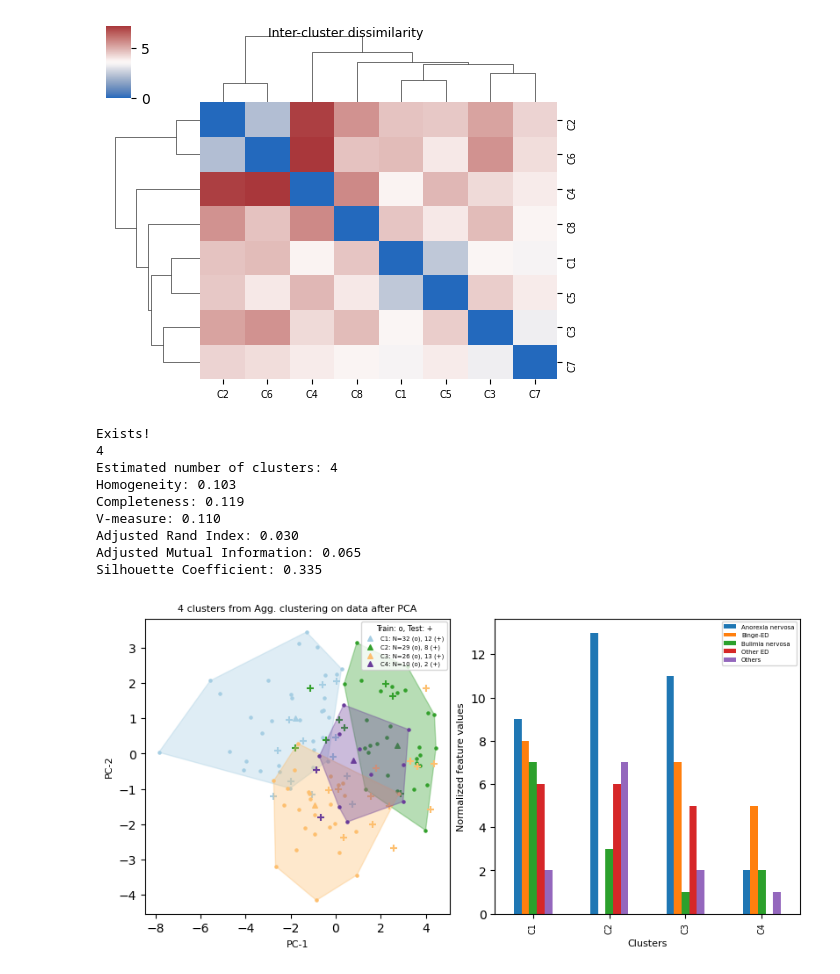
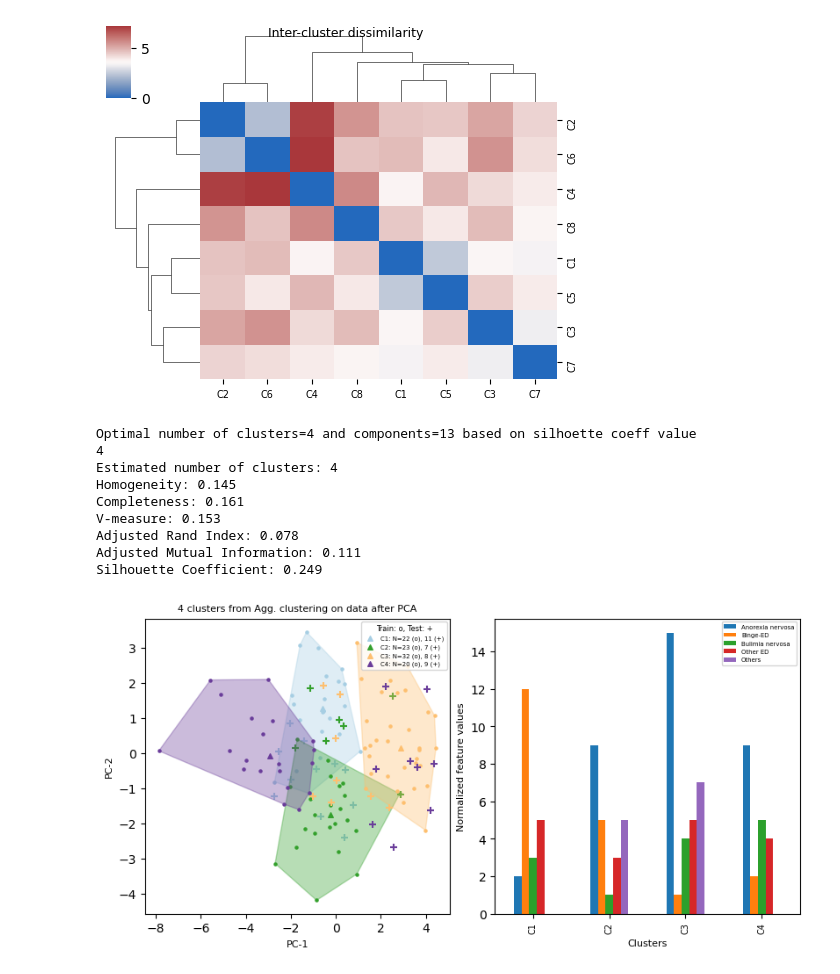
Before and after one commit to SrGh31/ED-profiling, a Jupyter notebook: Clustering.ipynb, the cells around one changed output. Saved outputs shown, nothing was run; the diff lists cells and outputs as text; code cells hidden in the pictures.

```diff
--- a/Clustering.ipynb
+++ b/Clustering.ipynb
@@ -162,7 +162,8 @@ df_train_, df_test_=df_train.copy(), df_test.copy()
 df_train_['EDtype'], df_test_['EDtype']=labs_train, labs_test
 z_train_df['EDtype']=df_train_['EDtype']
 z_train_df['EDEQ-Score']=df_adapted_combo['EDtype'].loc[df_adapted_combo['Split']=='Train'].copy()#fa_ndim=5
-linkage, diss, metric, iters='complete', 'precomputed', 'cosine',5
+linkage, diss, metric, iters='complete', 'cosine', 'cosine',7
+#linkage, diss, metric, iters='complete', 'euclidean', 'euclidean',9
 #linkage, diss, metric, iters='complete', 'precomputed', 'euclidean',9
 #linkage, diss, metric, iters='ward', 'euclidean', 'euclidean',9
 #data_to_cluster=fa_z_train[:,:fa_ndim]
@@ -173,17 +174,18 @@ if os.path.exists(cluster_model_fname):
     models_clustering = pickle.load(open(cluster_model_fname, "rb"))
     cluster_model=models_clustering['AggFA_%s'%date]
     agg_fa_clust, train_aggfa_labs, test_aggfa_labs=cluster_model['model'],cluster_model['train_pred_labs'], cluster_model['test_pred_labs']
-    ncomp, nclust=cluster_model['ncomp'], cluster_model['nclust']
+    ncomp, nclust_aggfa=cluster_model['ncomp'], cluster_model['nclust']
     data_to_cluster=pairwise_distances(fa_z_train[:,:ncomp], metric=metric)
     test_data_to_cluster=pairwise_distances(fa_z_test[:,:ncomp], metric=metric)
-    nclust_aggfa=cluster_model['model'].n_clusters_
+    print('Optimal number of clusters=%d and components=%d based on silhoette coeff value'%( nclust_aggfa, ncomp))
+    #nclust_aggfa=cluster_model['model'].n_clusters_
 else:
     ncomp_opts, nclust_opts=list(range(4,9)), list(range(4,9))
     sill_coef, nC=np.zeros((iters,len(nclust_opts), len(ncomp_opts))),[]
     for jdx, nclust in enumerate(nclust_opts):
         for idx,n_comp in enumerate(ncomp_opts):
-            #data_to_cluster_trial=fa_z_train[:,:n_comp]#pairwise_distances(fa_z_train[:,:n_comp], metric=metric)
-            data_to_cluster_trial=pairwise_distances(fa_z_train[:,:n_comp], metric=metric)
+            data_to_cluster_trial=fa_z_train[:,:n_comp]#pairwise_distances(fa_z_train[:,:n_comp], metric=metric)
+            #data_to_cluster_trial=pairwise_distances(fa_z_train[:,:n_comp], metric=metric)
             for iter in range(0,iters):
                 try_agg_clust=AgglomerativeClustering(n_clusters=nclust, linkage=linkage, metric=diss).fit(data_to_cluster_trial)
                 sill_coef[iter, jdx, idx]=metrics.silhouette_score(data_to_cluster_trial,try_agg_clust.fit_predict(data_to_cluster_trial),
@@ -191,9 +193,9 @@ else:
         nClustComp=np.mean(sill_coef,axis=0)
     jdx, idx=unravel_index(nClustComp.argmax(), nClustComp.shape)
     data_to_cluster=pairwise_distances(fa_z_train[:,:ncomp_opts[idx]], metric=metric)
-    test_data_to_cluster=pairwise_distances(fa_z_test[:,:ncomp_opts[idx]], metric=metric)
+   # test_data_to_cluster=pairwise_distances(fa_z_test[:,:ncomp_opts[idx]], metric=metric)
    # data_to_cluster=fa_z_train[:,:ncomp_opts[idx]]
-   # test_data_to_cluster=fa_z_test[:,:ncomp_opts[idx]]
+    test_data_to_cluster=fa_z_test[:,:ncomp_opts[idx]]
     agg_fa_clust=AgglomerativeClustering(n_clusters=nclust_opts[jdx], linkage=linkage, metric=diss).fit(data_to_cluster)
     train_aggfa_labs=agg_fa_clust.fit_predict(data_to_cluster)
     test_aggfa_labs=agg_fa_clust.fit_predict(test_data_to_cluster)
@@ -290,12 +293,12 @@ fig22.savefig('figs/PNGs/clustering/ED_%s_Clustermap_Proximity.png'%fig_naming[0
 <Figure size 400x300 with 0 Axes>
 [figure]
 # %%
-random_seed,iters =101,7
+random_seed,iters =101,9
 random.seed(random_seed)
 linkage, diss, metric='complete', 'cosine', 'cosine'
 #linkage, diss, metric='ward', 'euclidean', 'euclidean'
-#linkage, diss, metric='average', 'euclidean', 'euclidean'
-if os.path.exists(cluster_model_fname):
+#linkage, diss, metric='complete', 'euclidean', 'euclidean'
+if 0:#os.path.exists(cluster_model_fname):
     print('Exists!')
     cluster_model=models_clustering['AggPCA_%s'%date]
     agg_pca_clust, train_aggpca_labs, test_aggpca_labs=cluster_model['model'],cluster_model['train_pred_labs'], cluster_model['test_pred_labs']
@@ -303,8 +306,9 @@ if os.path.exists(cluster_model_fname):
     data_to_cluster=pairwise_distances(pca_z_train[:,:ncomp], metric=metric)
     test_data_to_cluster=pairwise_distances(pca_z_test[:,:ncomp], metric=metric)
     nclust_aggpca=cluster_model['model'].n_clusters_
+    print('Optimal number of clusters=%d and components=%d based on silhoette coeff value'%( nclust_aggpca, ncomp))
 else:
-    ncomp_opts, nclust_opts=list(range(7,18)), list(range(4,9))
+    ncomp_opts, nclust_opts=list(range(10,19)), list(range(4,9))
     sill_coef, nC=np.zeros((iters,len(nclust_opts), len(ncomp_opts))),[]
     for jdx, nclust in enumerate(nclust_opts):
         for idx,n_comp in enumerate(ncomp_opts):
@@ -319,41 +323,41 @@ else:
     test_data_to_cluster=pca_z_test[:,:ncomp_opts[idx]]
     #data_to_cluster=pairwise_distances(pca_z_train[:,:ncomp_opts[idx]], metric=metric)
     #test_data_to_cluster=pairwise_distances(pca_z_test[:,:ncomp_opts[idx]], metric=metric)
     agg_pca_clust=AgglomerativeClustering(n_clusters=nclust_opts[jdx], linkage=linkage, metric=diss).fit(data_to_cluster)
     train_aggpca_labs=agg_pca_clust.fit_predict(data_to_cluster)
     test_aggpca_labs=agg_pca_clust.fit_predict(test_data_to_cluster)
     nclust_aggpca, ncomp=nclust_opts[jdx], ncomp_opts[idx]#len(np.unique(agg_fa_labels))
     print('Optimal number of clusters=%d and components=%d based on silhoette coeff value'%(nclust_opts[jdx],ncomp_opts[idx]))
     cluster_model={'model': agg_pca_clust, 'name': 'Agglomerative', 'train_pred_labs': train_aggpca_labs,
                    'test_pred_labs': test_aggpca_labs, 'ncomp':ncomp_opts[idx], 'nclust': nclust_opts[jdx], 'metric':metric}
 print(len(np.unique(test_aggpca_labs)))
 data_tabs={'data_to_cluster': data_to_cluster, 'data_to_plot': pca_z_train,'df': df_train_,'z_df': z_train_df, 'cols2train': cols2train,
            'test_data_to_cluster': test_data_to_cluster,'test_data_to_plot': pca_z_test}
 fig_naming=['AggPCA_%s'%date, savetag]
 fig_lab_titles={'fig_title': 'clusters from Agg. clustering on data after PCA', 'ncols':1,
                'fs': 8, 'legend_loc': 'upper right', 'ax0_xlab':'PC-1', 'ax0_ylab':'PC-2'}
 
 print("Estimated number of clusters: %d" %nclust_aggpca)
 print("Homogeneity: %0.3f" % metrics.homogeneity_score(labs_train, train_aggpca_labs))
 print("Completeness: %0.3f" % metrics.completeness_score(labs_train, train_aggpca_labs))
 print("V-measure: %0.3f" % metrics.v_measure_score(labs_train, train_aggpca_labs))
 print("Adjusted Rand Index: %0.3f" % metrics.adjusted_rand_score(labs_train, train_aggpca_labs))
 print("Adjusted Mutual Information: %0.3f"% metrics.adjusted_mutual_info_score(labs_train, train_aggpca_labs))
 print("Silhouette Coefficient: %0.3f"% metrics.silhouette_score(data_to_cluster, train_aggpca_labs, metric=diss))
 zs_pca_agg_ed_cluster_df, ed_pca_agg_df, colors=clusterPlot(cluster_model, data_tabs, fig_naming, fig_lab_titles)
 zs_pca_agg_ed_cluster_df.rename(columns=ticklab_dic, inplace=True)
 models_clustering[fig_naming[0]]=cluster_model
 # %% [output]
-Exists!
+Optimal number of clusters=4 and components=13 based on silhoette coeff value
 4
 Estimated number of clusters: 4
-Homogeneity: 0.103
-Completeness: 0.119
-V-measure: 0.110
-Adjusted Rand Index: 0.030
-Adjusted Mutual Information: 0.065
-Silhouette Coefficient: 0.335
+Homogeneity: 0.145
+Completeness: 0.161
+V-measure: 0.153
+Adjusted Rand Index: 0.078
+Adjusted Mutual Information: 0.111
+Silhouette Coefficient: 0.249
-[figure, old version]
+[figure, new version]
 # %%
 fig31=plt.figure(figsize=(8.5,5), constrained_layout=True)
 marker_shapes=['o','s','p','^','v','D','H','*','>','<','P']
```
Also changed, not shown: parts of 7 cells of this notebook, 26 other files.
